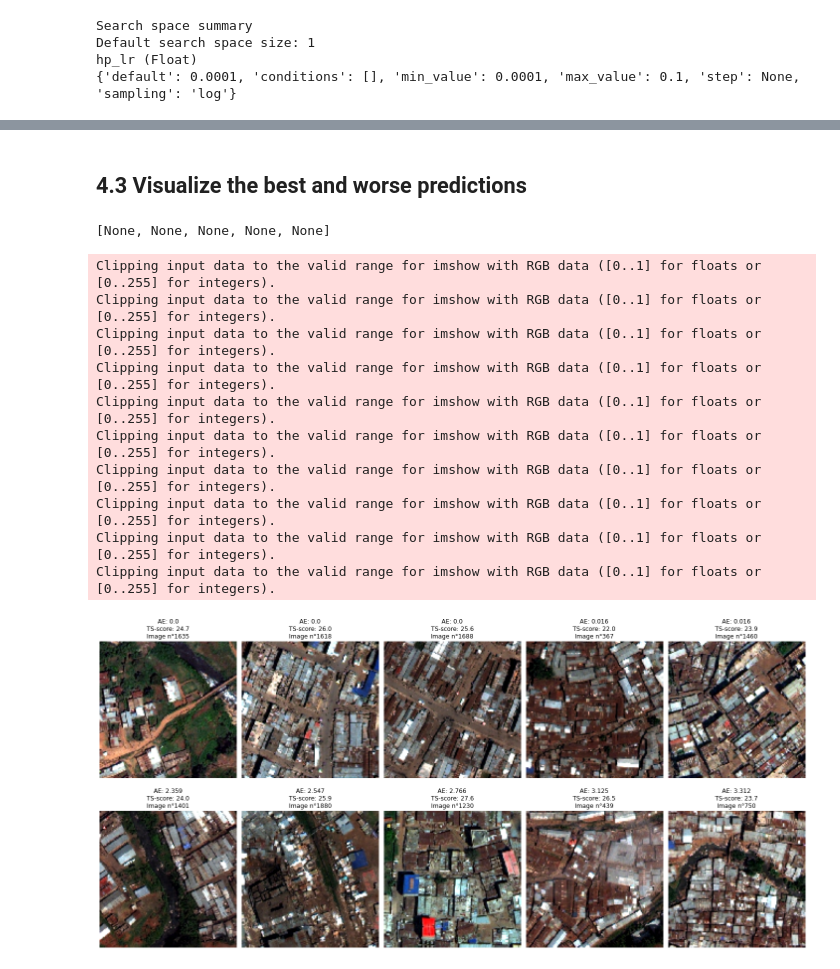
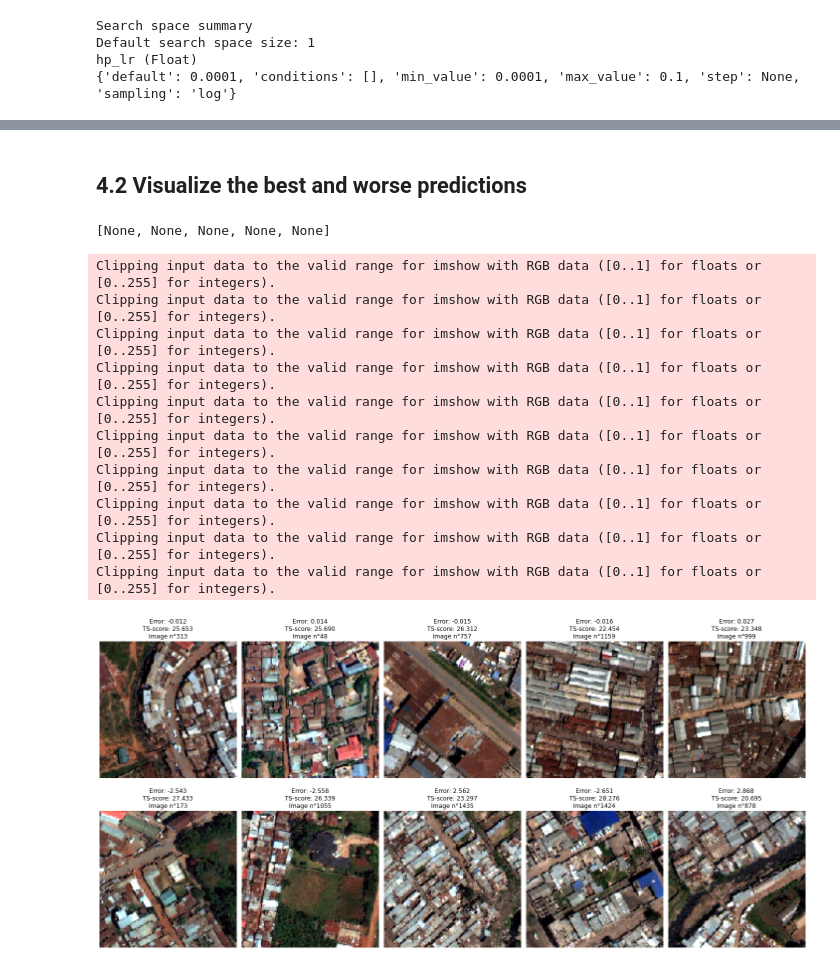
Before and after one commit to tgrippa/Partimap, a Jupyter notebook: Notebooks/CNN_model_hpTune.ipynb, the cells around one changed output, grey strips where cells are left out. Saved outputs shown, nothing was run; the diff lists cells and outputs as text; code cells hidden in the pictures.

Commit message:
improve and fix in multirun class

```diff
--- a/Notebooks/CNN_model_hpTune.ipynb
+++ b/Notebooks/CNN_model_hpTune.ipynb
@@ -1191,4 +1041,0 @@ best_model.load_weights(checkpoint_filepath)
-# %%
-# run the model on the train and test datasets
-y_pred_test = best_model.predict(x_test)
-y_pred_train = best_model.predict(x_train)
@@ -1258,0 +1042,4 @@ plt.show()
+# %%
+# Best run weights
+multirun_best_weight = mutlirun_instance.mutlirun_table["Weight_file"][0]
+multirun_best_dir = mutlirun_instance.mutlirun_table["Run_dir"][0]
@@ -1259,11 +1070,15 @@ plt.show()
 # %% [markdown]
-## 4.3 Visualize the best and worse predictions
+## 4.2 Visualize the best and worse predictions
-# %%
-# Get list of image id and corresponding Absolute Error
-pred_val_score = [(int(x[0][0]),np.round(np.abs(x[2][0]-x[1][0]),3),x[3],x[2][0]) for x in zip(idx_test.tolist(), y_test.tolist(), y_pred_test.tolist(),x_test.tolist())]
-pred_val_score = sorted(pred_val_score, key=lambda x: x[1])
-pred_val_score_bestworse = []
-[pred_val_score_bestworse.append(x) for x in pred_val_score[:5]] #Best
-[pred_val_score_bestworse.append(x) for x in pred_val_score[-5:]] #Worse
-# %% [output]
-[None, None, None, None, None]
+# %%
+# Load the predictions of the best run
+with h5py.File(glob.glob(os.path.join(multirun_best_dir,'predictions_*.hdf5'))[0], mode="r") as f:
+    y_pred_test = np.asarray(f["y_pred_test"])
+# %%
+# Get list of image id and corresponding Absolute Error
+pred_val_score = [(x[0],x[1],x[2][0],x[3][0],x[2][0]-x[3][0],np.abs(x[2][0]-x[3][0])) for x in zip(test_ID.tolist(),x_test.tolist(),y_pred_test.tolist(),y_test.tolist())]
+pred_val_score = sorted(pred_val_score, key=lambda x: x[5]) #idx0:PartimapID, idx1:Image, idx2:Ypred, idx3:Y, idx4:Error, idx5:AbsError  -- Sort by AbsError
+pred_val_score_bestworse = []
+[pred_val_score_bestworse.append(x) for x in pred_val_score[:5]] #Best
+[pred_val_score_bestworse.append(x) for x in pred_val_score[-5:]] #Worse
+# %% [output]
+[None, None, None, None, None]
@@ -1270,31 +1094,31 @@ pred_val_score_bestworse = []
 # %%
 # Visualize the best and worse predictions
 plt.rcParams["figure.facecolor"] = 'w'
 plt.figure(figsize=(20, 10))
 for i in range(len(pred_val_score_bestworse)):
-    if i<=2:
+    if i<=4:
         ax = plt.subplot(2, 5, i + 1)
-        plt.imshow(Norma_Xpercentile(np.array(pred_val_score_bestworse[i][2])))
+        plt.imshow(Norma_Xpercentile(np.array(pred_val_score_bestworse[i][1])))
         plt.axis("off")
-        plt.title("AE: %s\n TS-score: %0.1f \nImage n°%s"%(pred_val_score_bestworse[i][1],pred_val_score_bestworse[i][3],pred_val_score_bestworse[i][0]))
+        plt.title("Error: %0.3f\n TS-score: %0.3f \nImage n°%s"%(pred_val_score_bestworse[i][4],pred_val_score_bestworse[i][3],pred_val_score_bestworse[i][0]))
     else:
         ax = plt.subplot(2, 5, i + 1)
-        plt.imshow(Norma_Xpercentile(np.array(pred_val_score_bestworse[i][2])))
+        plt.imshow(Norma_Xpercentile(np.array(pred_val_score_bestworse[i][1])))
         plt.axis("off")
-        plt.title("AE: %s\n TS-score: %0.1f \nImage n°%s"%(pred_val_score_bestworse[i][1],pred_val_score_bestworse[i][3],pred_val_score_bestworse[i][0]))
+        plt.title("Error: %0.3f\n TS-score: %0.3f \nImage n°%s"%(pred_val_score_bestworse[i][4],pred_val_score_bestworse[i][3],pred_val_score_bestworse[i][0]))
 
 #plt.subplots_adjust(hspace=0.001)
 plt.tight_layout()
 plt.savefig(os.path.join(results_path,'Best_Worse_Prediction.png'), dpi=300, bbox_inches='tight')
 # %% [output]
 Clipping input data to the valid range for imshow with RGB data ([0..1] for floats or [0..255] for integers).
 Clipping input data to the valid range for imshow with RGB data ([0..1] for floats or [0..255] for integers).
 Clipping input data to the valid range for imshow with RGB data ([0..1] for floats or [0..255] for integers).
 Clipping input data to the valid range for imshow with RGB data ([0..1] for floats or [0..255] for integers).
 Clipping input data to the valid range for imshow with RGB data ([0..1] for floats or [0..255] for integers).
 Clipping input data to the valid range for imshow with RGB data ([0..1] for floats or [0..255] for integers).
 Clipping input data to the valid range for imshow with RGB data ([0..1] for floats or [0..255] for integers).
 Clipping input data to the valid range for imshow with RGB data ([0..1] for floats or [0..255] for integers).
 Clipping input data to the valid range for imshow with RGB data ([0..1] for floats or [0..255] for integers).
 Clipping input data to the valid range for imshow with RGB data ([0..1] for floats or [0..255] for integers).
-[figure, old version]
+[figure, new version]
```
Also changed, not shown: parts of 68 cells of this notebook.
